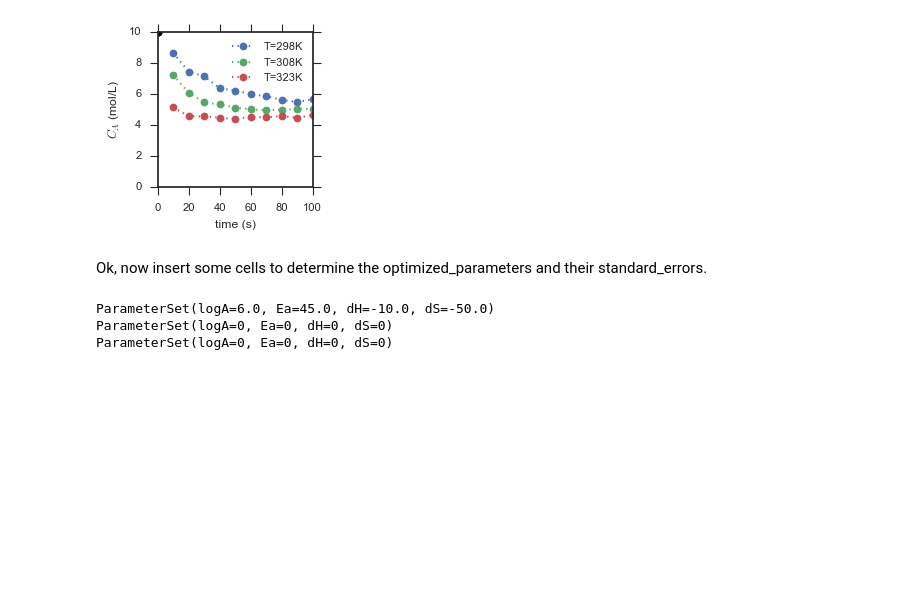
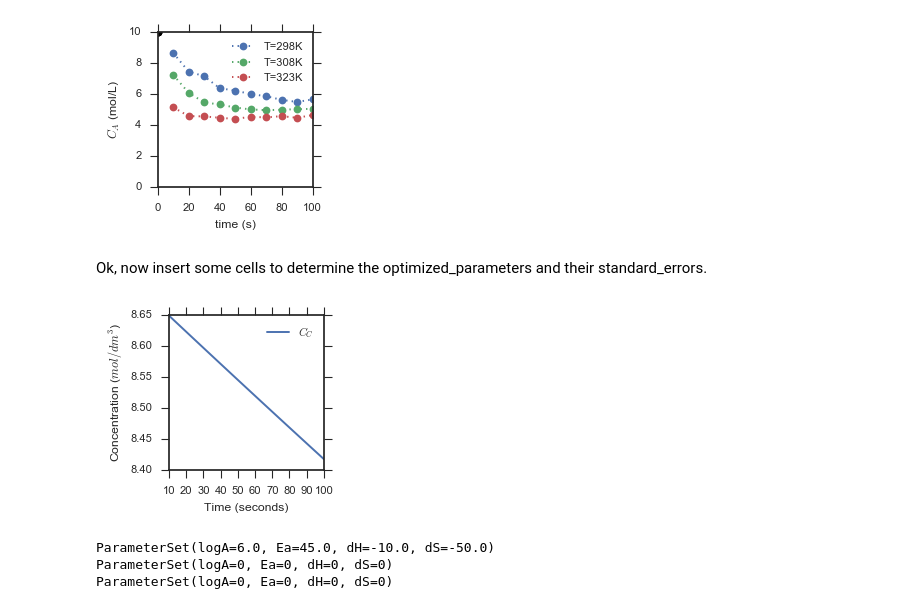
Before and after one commit to khalligan7/regression, a Jupyter notebook: FittingExercise.ipynb, the cells around one changed output. Saved outputs shown, nothing was run; the diff lists cells and outputs as text; code cells hidden in the pictures; blank space fills up the shorter version.

Commit message:
Added Differential Equation

```diff
--- a/FittingExercise.ipynb
+++ b/FittingExercise.ipynb
@@ -136,6 +134,39 @@ optimized_parameters = ParameterSet(0,0,0,0)
 standard_errors = ParameterSet(0,0,0,0)
 # %% [markdown]
 Ok, now insert some cells to determine the optimized_parameters and their standard_errors.
+# %%
+#Differential Equation.
+
+from math import exp
+import scipy
+import math
+import scipy.integrate
+import scipy.optimize
+
+def dCadt(Ca,t):
+    A = exp(6.)
+    Ea = 45.
+    dH = -10.
+    dS = -50.
+    T = 298.15
+    R = 8.315
+    Kc = exp(((dH*1000.)/(R*T))-((dS/1000.)/R))
+    kf = A*exp((-1000*Ea)/(R*T))
+    ra = -kf*Ca*(1+(1/Kc))
+    dCadt = ra
+    return (dCadt)
+
+timesteps = np.linspace(10,100,100)
+Ca0 = 8.649 #g/L
+Ca = scipy.integrate.odeint(dCadt,Ca0,timesteps)
+
+plt.plot(timesteps, Ca, label='$C_C$')
+plt.legend(loc="best")
+plt.xlabel('Time (seconds)')
+plt.ylabel('Concentration ($mol/dm^3$)')
+plt.show()
+# %% [output]
+[figure, added]
 # %%
 # Finish your notebook with this cell
 print(starting_guess)
```
Also changed, not shown: parts of 1 cell of this notebook.
